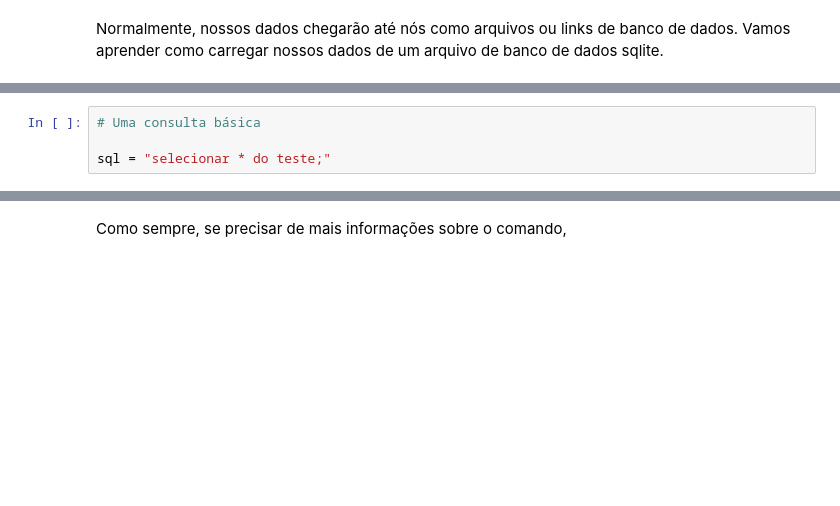
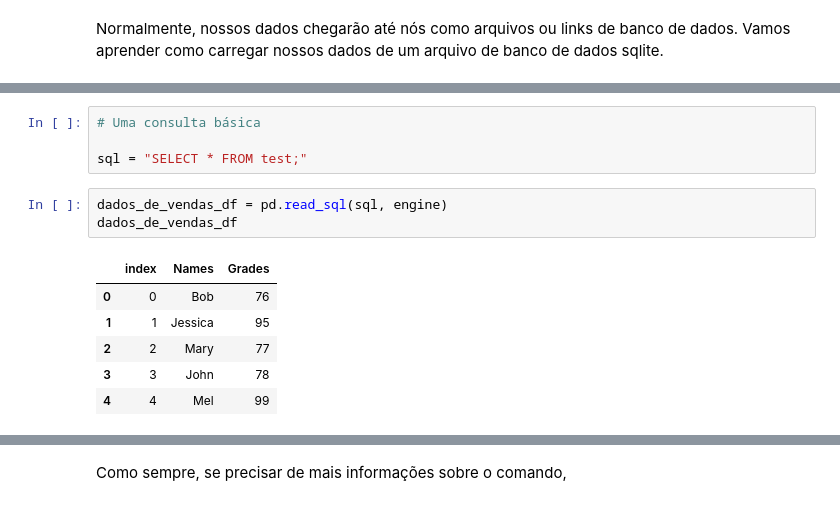
Before and after one commit to caiquemiranda/data-analysis-python-IV, a Jupyter notebook: 01-Obtendo_dados.ipynb, the cells around one changed output, grey strips where cells are left out. Saved outputs shown, nothing was run; the diff lists cells and outputs as text; blank space fills up the shorter version.

```diff
--- a/01-Obtendo_dados.ipynb
+++ b/01-Obtendo_dados.ipynb
@@ -377,4 +392,14 @@ SQL
 # %%
 # Uma consulta básica
 
-sql = "selecionar * do teste;"
+sql = "SELECT * FROM test;"
+# %%
+dados_de_vendas_df = pd.read_sql(sql, engine)
+dados_de_vendas_df
+# %% [output]
+|  | index | Names | Grades |
+| 0 | 0 | Bob | 76 |
+| 1 | 1 | Jessica | 95 |
+| 2 | 2 | Mary | 77 |
+| 3 | 3 | John | 78 |
+| 4 | 4 | Mel | 99 |
```
Also changed, not shown: parts of 15 cells of this notebook, 3 other files.
